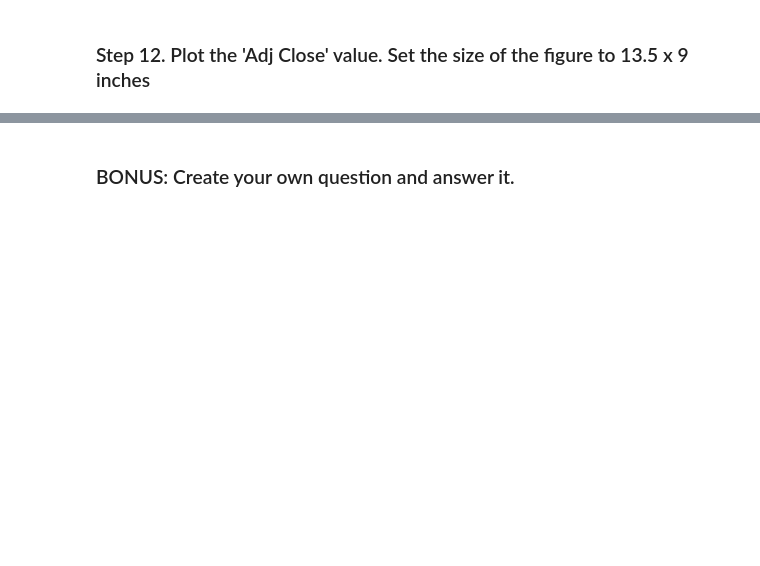
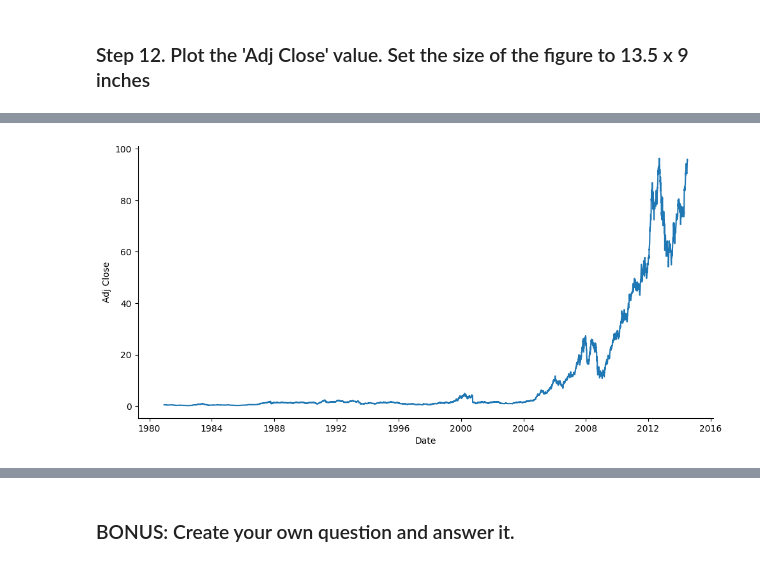
Before and after one commit to aziart/pandas-exercises, a Jupyter notebook: 09 - Time Series/Apple_Stock/Solutions.ipynb, the cells around one changed output, grey strips where cells are left out. Saved outputs shown, nothing was run; the diff lists cells and outputs as text; code cells hidden in the pictures; blank space fills up the shorter version.

Commit message:
09/apple_stock: 12/12

```diff
--- a/09 - Time Series/Apple_Stock/Solutions.ipynb
+++ b/09 - Time Series/Apple_Stock/Solutions.ipynb
@@ -131,0 +184,10 @@ apple.head()
+# %%
+g = sns.relplot(
+    data=apple
+    , x=apple.index
+    , y='Adj Close'
+    , kind='line'
+    , aspect=2
+)
+# %% [output]
+[figure, added]
```
Also changed, not shown: parts of 12 cells of this notebook.
